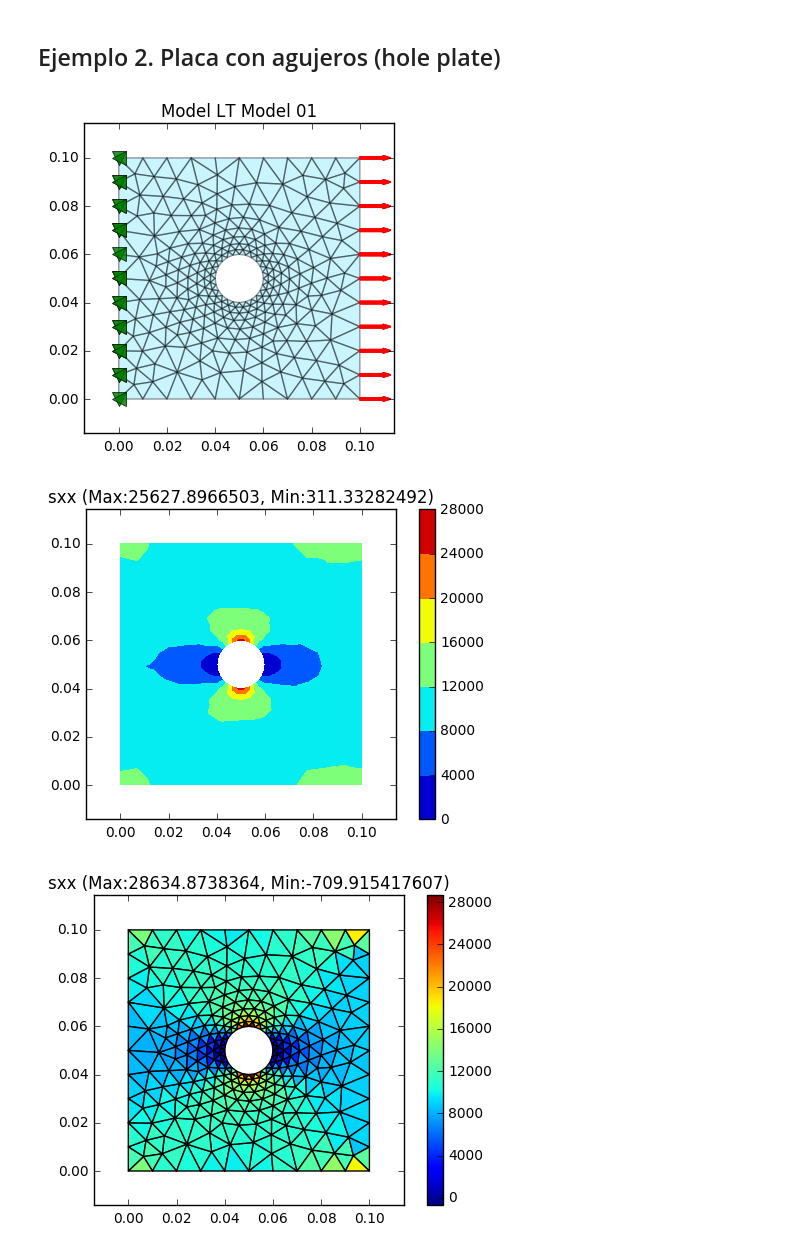
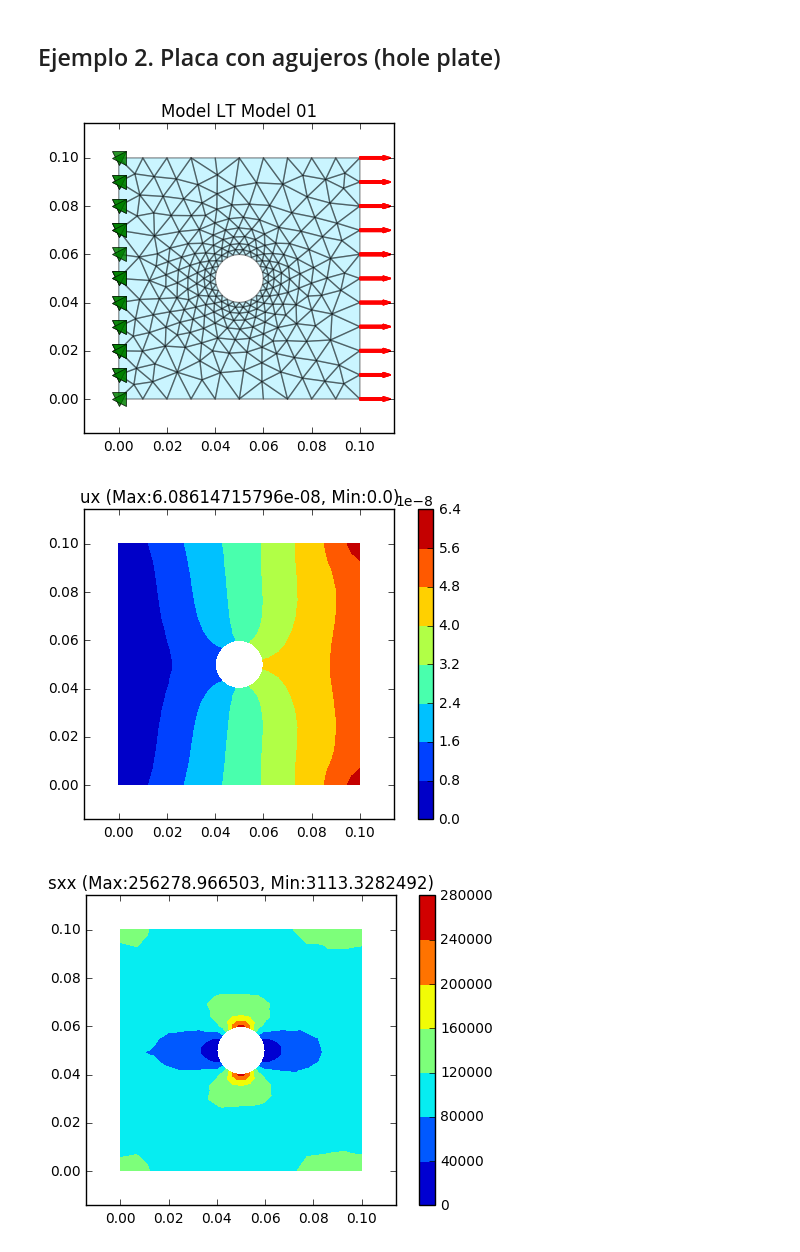
Before and after one commit to JorgeDeLosSantos/nusa, a Jupyter notebook: docs/nusa-info/es/linear-triangle-element.ipynb, the cells around one changed output. Saved outputs shown, nothing was run; the diff lists cells and outputs as text; code cells hidden in the pictures.

```diff
--- a/docs/nusa-info/es/linear-triangle-element.ipynb
+++ b/docs/nusa-info/es/linear-triangle-element.ipynb
@@ -123,33 +125,34 @@ x,y = nc[:,0], nc[:,1]
 
 nodos = []
 elementos = []
 
 for k,nd in enumerate(nc):
     cn = Node((x[k],y[k]))
     nodos.append(cn)
 
 for k,elm in enumerate(ec):
     i,j,m = int(elm[0]-1),int(elm[1]-1),int(elm[2]-1)
     ni,nj,nm = nodos[i],nodos[j],nodos[m]
-    ce = LinearTriangle((ni,nj,nm),200e9,0.3,1)
+    ce = LinearTriangle((ni,nj,nm),200e9,0.3,0.1)
     elementos.append(ce)
 
 m = LinearTriangleModel()
 for node in nodos: m.addNode(node)
 for elm in elementos: m.addElement(elm)
 
 for n in (1,22,32,33,34,35,36,37,38,39,40):
     m.addConstraint(nodos[n-1], ux=0, uy=0)
 for n in [2]+range(12,22):
     m.addForce(nodos[n-1], (1000/11.,0))
 
 m.plot_model()
 m.solve()
 # Plotting
+m.plot_nsol("ux")
 m.plot_nsol("sxx")
 m.plot_esol("sxx")
 m.plot_nsol("seqv")
 # %% [output]
 [figure]
-[figure, old version]
+[figure, new version]
-[figure, old version]
+[figure, new version]
```
Also changed, not shown: parts of 3 cells of this notebook, 13 other files.
